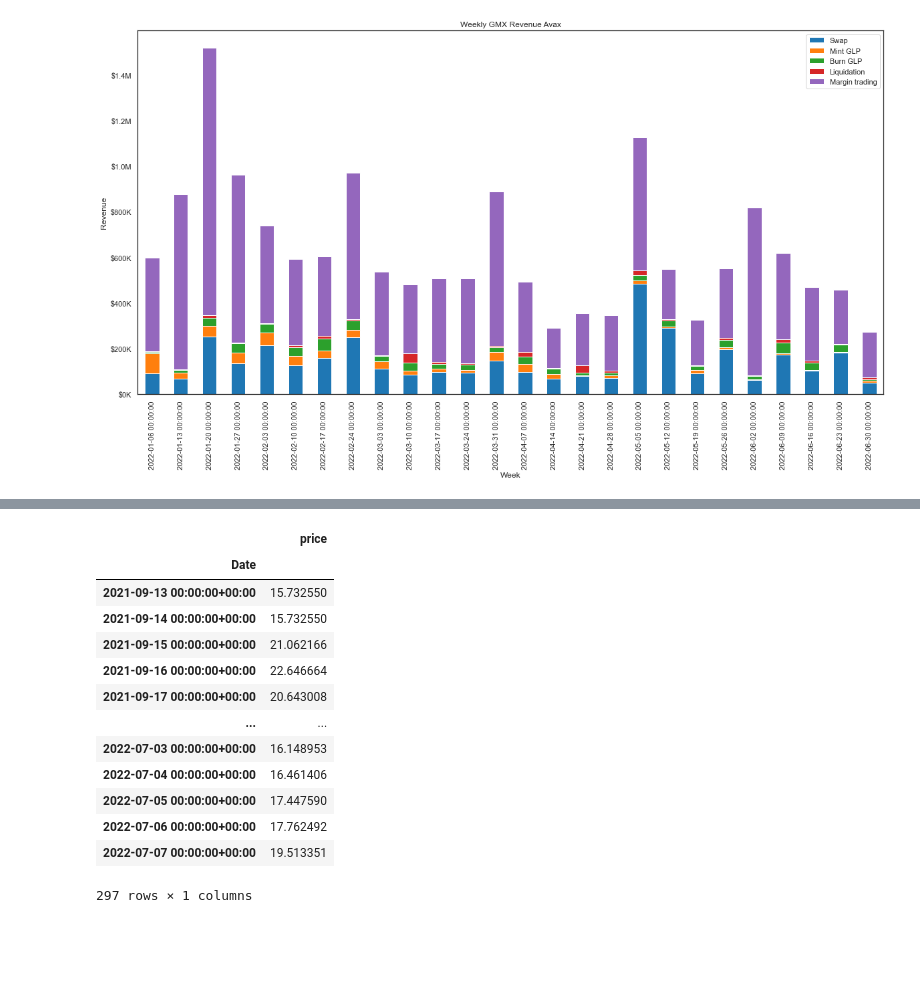
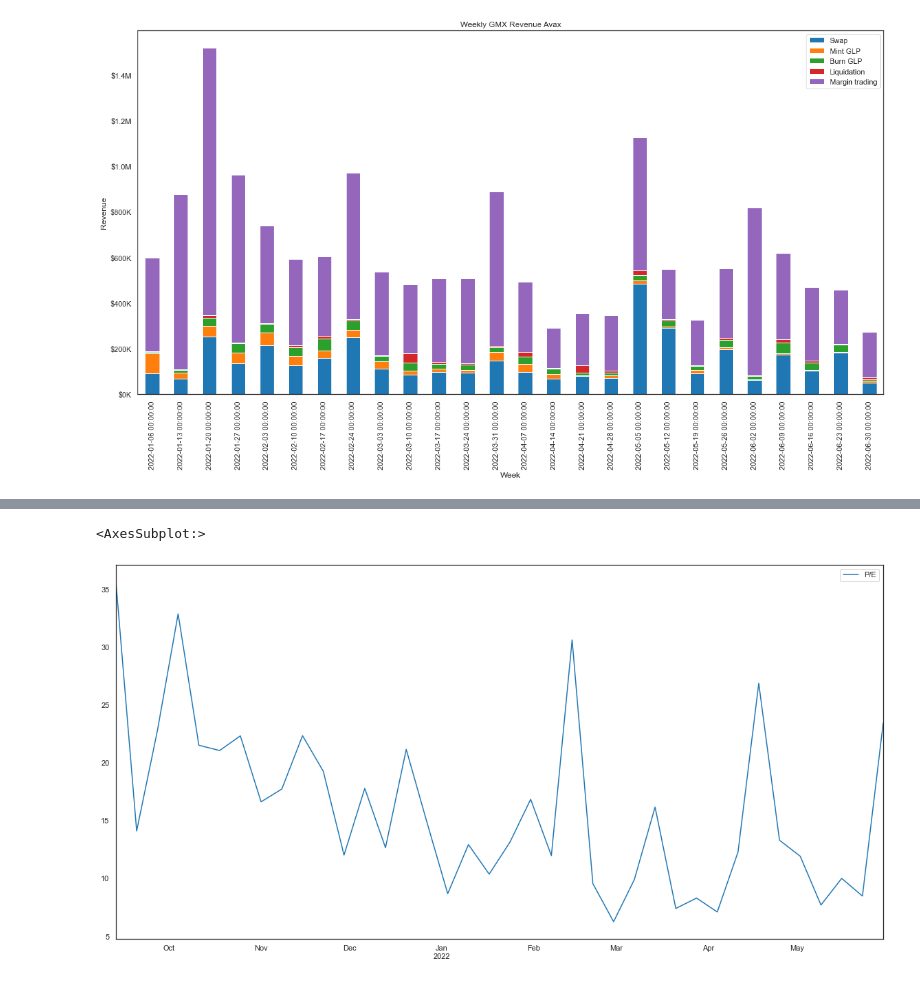
Before and after one commit to chainbound/profit-sharing-protocols-research, a Jupyter notebook: gmx.ipynb, the cells around one changed output, grey strips where cells are left out. Drawn from its saved outputs; the diff is of its cells as text; code cells hidden in the pictures; blank space fills up the shorter version.

```diff
--- a/gmx.ipynb
+++ b/gmx.ipynb
@@ -15,6 +15,8 @@ def currency(x, pos):
 gmx_arb = pd.read_csv('data/GMX_Arbitrum_Fees_2021-08-31_2022-07-05.csv')
 gmx_avax = pd.read_csv('data/GMX_Avax_Fees_2022-01-06_2022-07-05.csv')
 gmx_price_raw = pd.read_csv('data/gmx-usd-price.csv')
+gmx_arb_staked = pd.read_csv('data/gmx_staked_arbi.csv')
+gmx_avax_staked = pd.read_csv('data/gmx_staked_avax.csv')
 gmx_arb.head()
 # %% [output]
 |  | Date | Swap | Margin trading | Mint GLP | Burn GLP | Liquidation | Cumulative |
@@ -46,9 +48,3 @@ weekly_chain_rev('Avax', gmx_avax)
 <AxesSubplot:title={'center':'Weekly GMX Revenue Avax'}, xlabel='Week', ylabel='Revenue'>
 [figure]
 [figure]
-# %%
-# total fees directed to gmx hodler (30%)
-
-gmx_total_fee = pd.DataFrame(gmx_arb.drop(['Cumulative'], axis=1).sum(axis=1)*0.3)
-gmx_total_fee.columns = ['GMX_fee']
-gmx_total_fee
@@ -92,17 +51,29 @@ master_df
-# %%
-gmx_price
-# %% [output]
-|  | price |
-| Date |  |
-| 2021-09-13 00:00:00+00:00 | 15.732550 |
-| 2021-09-14 00:00:00+00:00 | 15.732550 |
-| 2021-09-15 00:00:00+00:00 | 21.062166 |
-| 2021-09-16 00:00:00+00:00 | 22.646664 |
-| 2021-09-17 00:00:00+00:00 | 20.643008 |
-| ... | ... |
-| 2022-07-03 00:00:00+00:00 | 16.148953 |
-| 2022-07-04 00:00:00+00:00 | 16.461406 |
-| 2022-07-05 00:00:00+00:00 | 17.447590 |
-| 2022-07-06 00:00:00+00:00 | 17.762492 |
-| 2022-07-07 00:00:00+00:00 | 19.513351 |
-297 rows × 1 columns
+# %%
+gmx_price_raw.index = pd.to_datetime(gmx_price_raw['Date'])
+gmx_price_raw.index = gmx_price_raw.index.tz_localize(None)
+gmx_price = gmx_price_raw.drop(['Date'], axis=1)
+
+def gmx_yield(gmx_data, chain_staked_table):
+    gmx_total_fee = pd.DataFrame(gmx_data.set_index('Date').drop(['Cumulative'], axis=1).sum(axis=1)*0.3)
+    gmx_total_fee.columns = ['GMX_fee']
+
+    chain_staked_table['time'] = pd.to_datetime(gmx_arb_staked['time'], unit='s')
+    chain_staked_table = chain_staked_table.sort_values(by=['time']).set_index('time').resample('1D').mean().dropna()
+
+    master_df = pd.merge(gmx_price, gmx_total_fee, left_index=True, right_index=True)
+    master_df = pd.merge(chain_staked_table[['balance']], master_df, left_index=True, right_index=True)
+
+    master_df['usd_balance'] = master_df.balance*master_df.price
+    master_df['yield'] = master_df.GMX_fee/master_df.usd_balance
+    master_df['ARR'] = (((1 + master_df['yield'])**365)-1)
+    master_df['P/E'] = master_df.usd_balance/(master_df.usd_balance*master_df.ARR)
+
+    pe_table_week = master_df[['P/E']].resample('7D').mean()
+
+    return pe_table_week
+
+
+gmx_yield(gmx_arb, gmx_arb_staked).plot()
+# %% [output]
+<AxesSubplot:>
+[figure, added]
```
Also changed, not shown: parts of 3 cells of this notebook.
